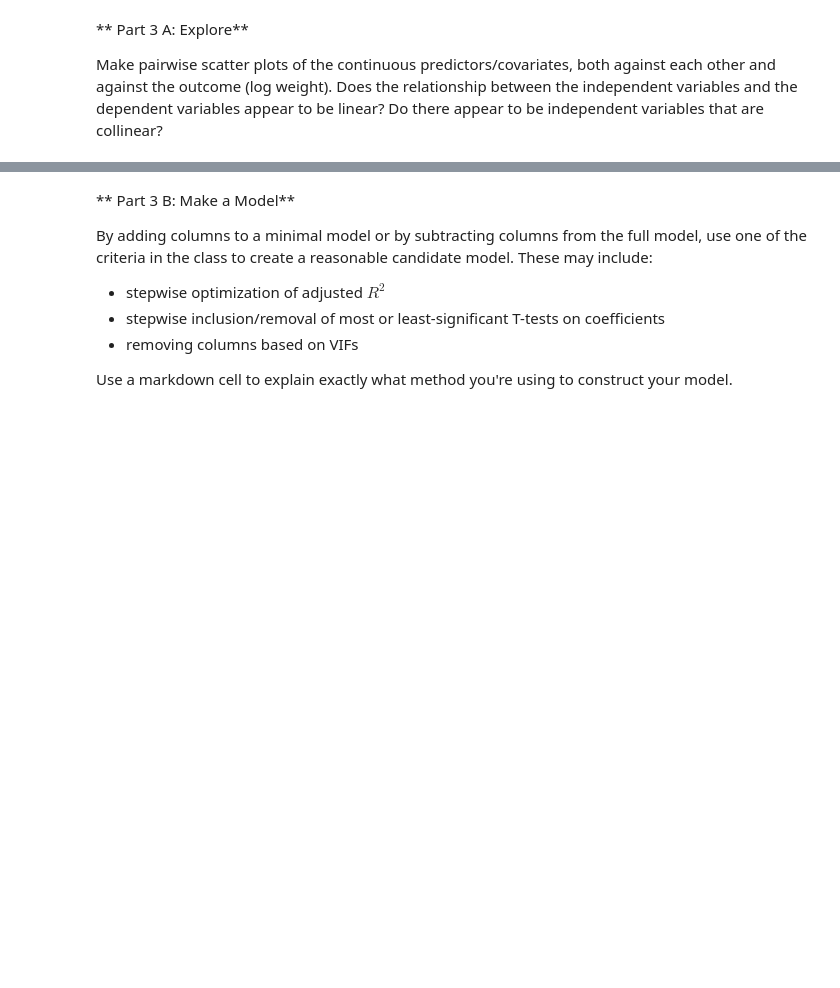
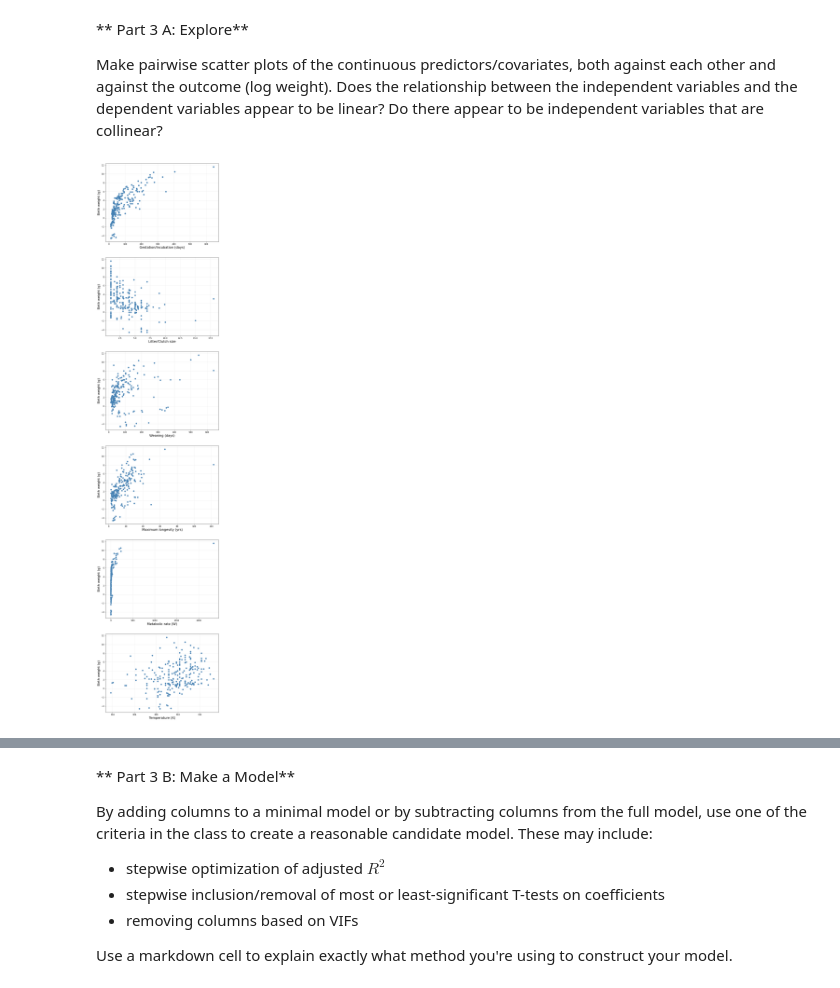
Before and after one commit to sumatthe29/Intro-to-Data-Science-2022, a Jupyter notebook: CSCI 3022/Midterm/CSCI3022_S22_E2_Coding.ipynb, the cells around one changed output, grey strips where cells are left out. Saved outputs shown, nothing was run; the diff lists cells and outputs as text; code cells hidden in the pictures; blank space fills up the shorter version.

```diff
--- a/CSCI 3022/Midterm/CSCI3022_S22_E2_Coding.ipynb
+++ b/CSCI 3022/Midterm/CSCI3022_S22_E2_Coding.ipynb
@@ -393,3 +543,19 @@ As a quick heuristic: you should be able to find models with adjusted $R^2$ to a
 ** Part 3 A: Explore**
 
 Make pairwise scatter plots of the continuous predictors/covariates, both against each other and against the outcome (log weight).   Does the relationship between the independent variables and the dependent variables appear to be linear?  Do there appear to be independent variables that are collinear?
+# %%
+media = ['Gestation/Incubation (days)', 'Litter/Clutch size',\
+          'Weaning (days)', 'Maximum longevity (yrs)', 'Metabolic rate (W)', 'Temperature (K)']
+
+fig, axes = plt.subplots(nrows=6, ncols=1, figsize=(10,50))
+# Log for birth weights was used to get graphs that could actually be analyzed
+axes[0].scatter(dfmlr["Gestation/Incubation (days)"],np.log(dfmlr["Birth weight (g)"]) )
+
+for axi, m in enumerate(media):
+    # axes[axi].set_title(m)
+    axes[axi].scatter(dfmlr[m], np.log(dfmlr["Birth weight (g)"]), color="steelblue")
+    axes[axi].grid(alpha=0.25)
+    axes[axi].set_xlabel(m, fontsize=16)
+    axes[axi].set_ylabel("Birth weight (g)", fontsize=16)
+# %% [output]
+[figure, added]
```
Also changed, not shown: parts of 15 cells of this notebook, 2 other files.
